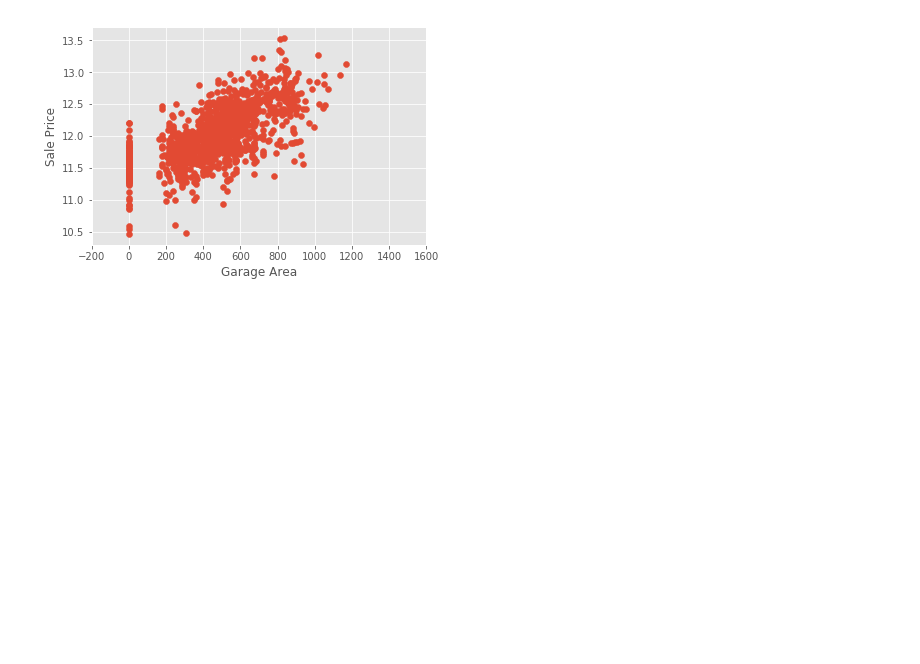
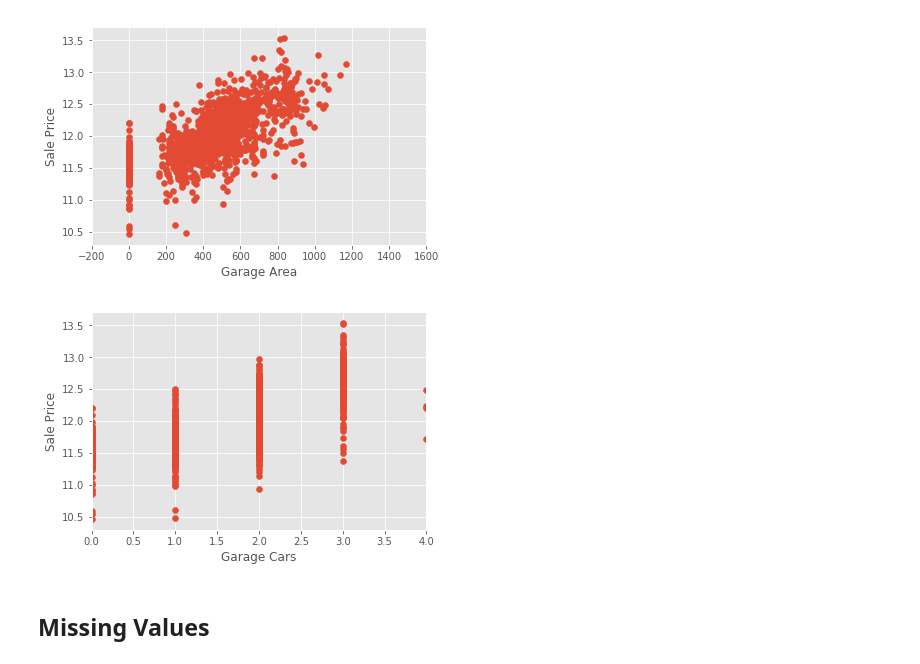
Before and after one commit to jchudb93/kaggle-house-prices, a Jupyter notebook: notebooks/1.0-initial-exploration.ipynb, the cells around one changed output. Cells and saved outputs as stored; diff of their text form; code cells hidden in the pictures; blank space fills up the shorter version.

```diff
--- a/notebooks/1.0-initial-exploration.ipynb
+++ b/notebooks/1.0-initial-exploration.ipynb
@@ -187,3 +187,13 @@ plt.xlabel('Garage Area')
 plt.show()
 # %% [output]
 [figure]
+# %%
+plt.scatter(x=train['GarageCars'], y=np.log(train.SalePrice))
+plt.xlim(0,max(train['GarageCars'])) # This forces the same scale as before
+plt.ylabel('Sale Price')
+plt.xlabel('Garage Cars')
+plt.show()
+# %% [output]
+[figure, added]
+# %% [markdown]
+## Missing Values
```
Also changed, not shown: parts of 36 cells of this notebook, 2 other files.
